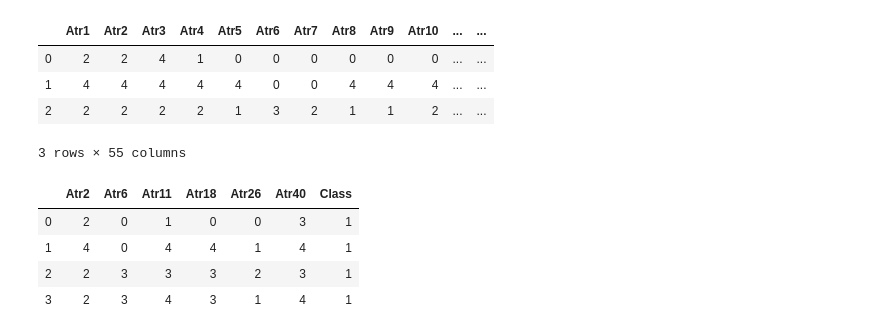
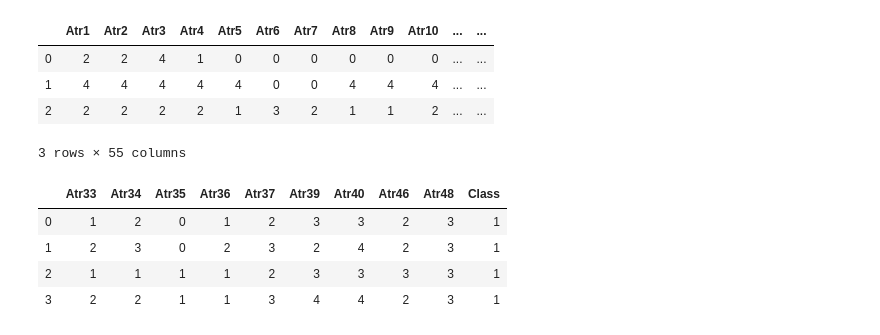
Before and after one commit to andersonnq02/Projeto_estatistica, a Jupyter notebook: EstatisticaDescritivasDeDados_Divorce_v.2.0.0.ipynb, the cells around one changed output. Cells and saved outputs as stored; diff of their text form; code cells hidden in the pictures.

```diff
--- a/EstatisticaDescritivasDeDados_Divorce_v.2.0.0.ipynb
+++ b/EstatisticaDescritivasDeDados_Divorce_v.2.0.0.ipynb
@@ -21,16 +21,16 @@ divorce.head(3)
 # %%
 #Definindo nova estrutura do dataSet a ser utilizado. Há 6 features princiapais, porque segundo
 #estudo foram valores mais significantes.
-divorce_teste = divorce[['Atr2','Atr6','Atr11','Atr18','Atr26', 'Atr40','Class']]
 
+divorce_teste = divorce[['Atr33','Atr34','Atr35','Atr36','Atr37','Atr39','Atr40','Atr46','Atr48','Class']]
 
 divorce_teste.head(n = 4)
 # %% [output]
-|  | Atr2 | Atr6 | Atr11 | Atr18 | Atr26 | Atr40 | Class |
-| 0 | 2 | 0 | 1 | 0 | 0 | 3 | 1 |
-| 1 | 4 | 0 | 4 | 4 | 1 | 4 | 1 |
-| 2 | 2 | 3 | 3 | 3 | 2 | 3 | 1 |
-| 3 | 2 | 3 | 4 | 3 | 1 | 4 | 1 |
+|  | Atr33 | Atr34 | Atr35 | Atr36 | Atr37 | Atr39 | Atr40 | Atr46 | Atr48 | Class |
+| 0 | 1 | 2 | 0 | 1 | 2 | 3 | 3 | 2 | 3 | 1 |
+| 1 | 2 | 3 | 0 | 2 | 3 | 2 | 4 | 2 | 3 | 1 |
+| 2 | 1 | 1 | 1 | 1 | 2 | 3 | 3 | 3 | 3 | 1 |
+| 3 | 2 | 2 | 1 | 1 | 3 | 4 | 4 | 2 | 3 | 1 |
 # %%
 
 def separate_by_class(dataset):
```
Also changed, not shown: parts of 7 cells of this notebook.
